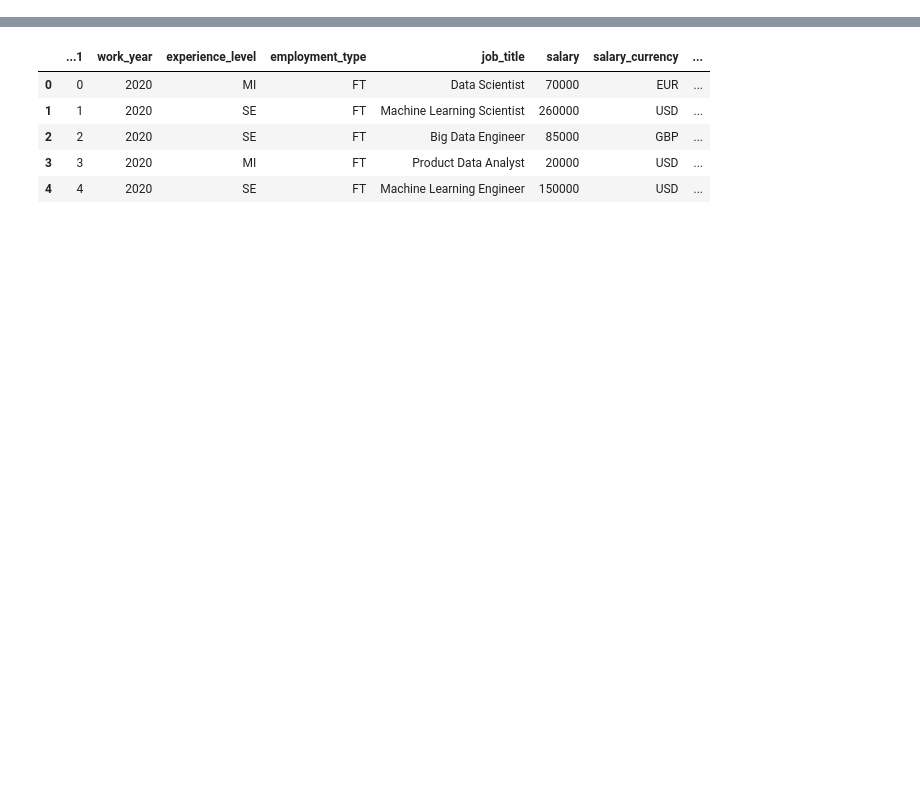
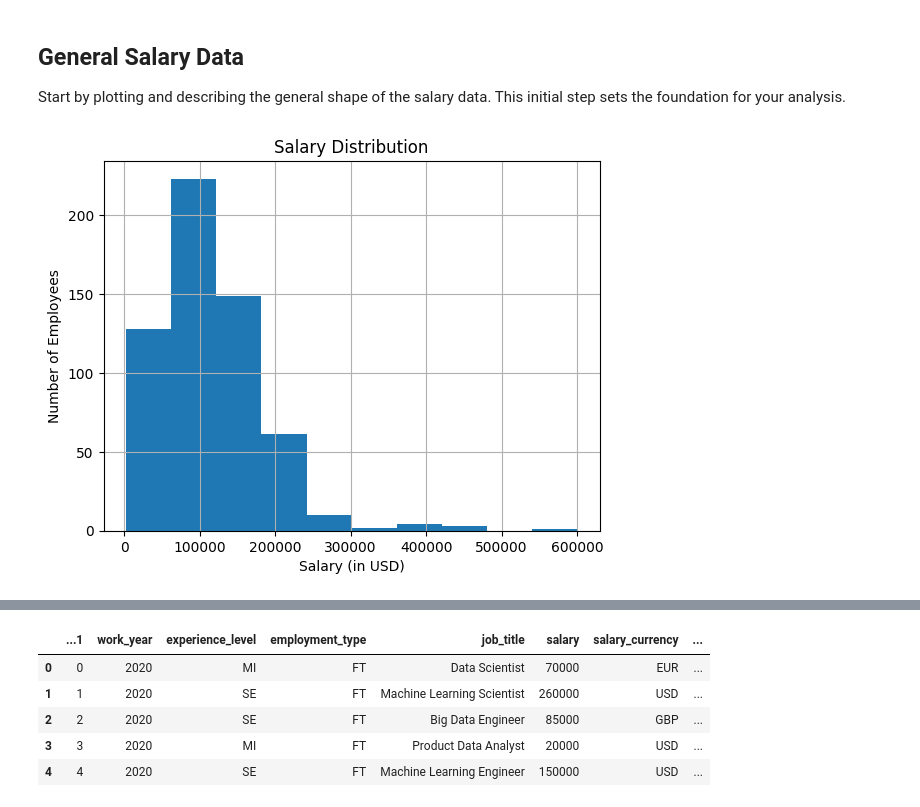
Before and after one commit to stat220/stat220-f2024-lab-1-Lab_1, a Jupyter notebook: lab-1-report.ipynb, the cells around one changed output, grey strips where cells are left out. Drawn from its saved outputs; the diff is of its cells as text; code cells hidden in the pictures; blank space fills up the shorter version.

```diff
--- a/lab-1-report.ipynb
+++ b/lab-1-report.ipynb
@@ -6,0 +6,3 @@ import pandas as pd
+# %%
+salary: pd.DataFrame = pd.read_csv('https://richardson.byu.edu/220/ds_salary.csv')
+salary
@@ -6,0 +23,11 @@ import pandas as pd
+# %% [markdown]
+## General Salary Data
+Start by plotting and describing the general shape of the salary data. This initial step sets the foundation for your analysis.
+# %%
+salary['salary_in_usd'].hist()
+plt.title('Salary Distribution')
+plt.xlabel('Salary (in USD)')
+plt.ylabel('Number of Employees')
+plt.show()
+# %% [output]
+[figure, added]
```
Also changed, not shown: parts of 22 cells of this notebook, 1 other file.
